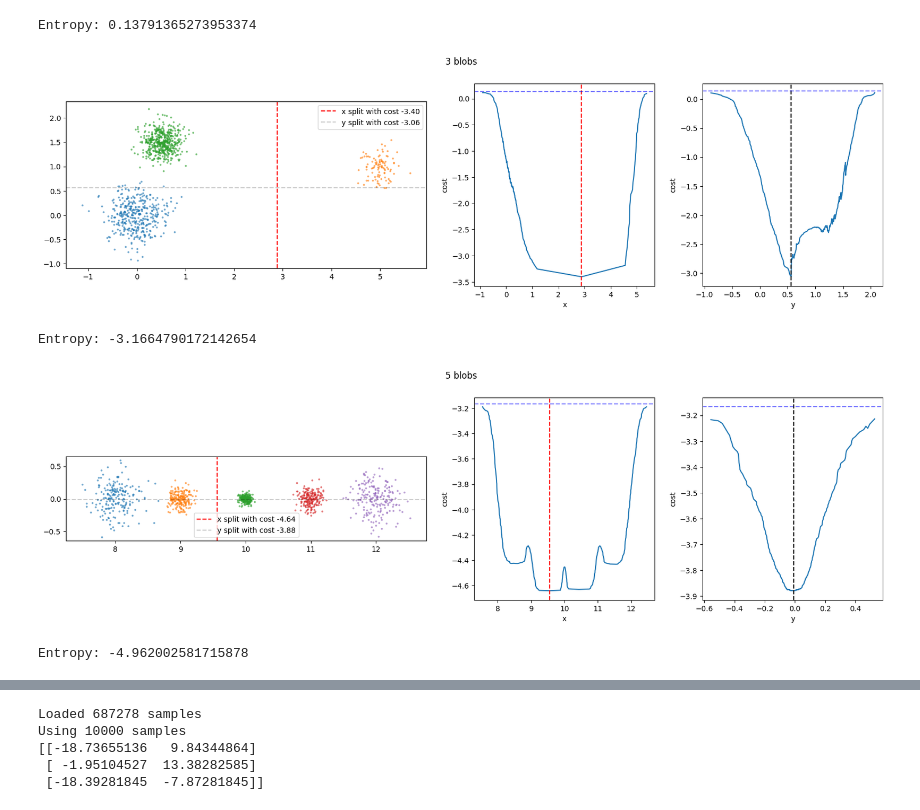
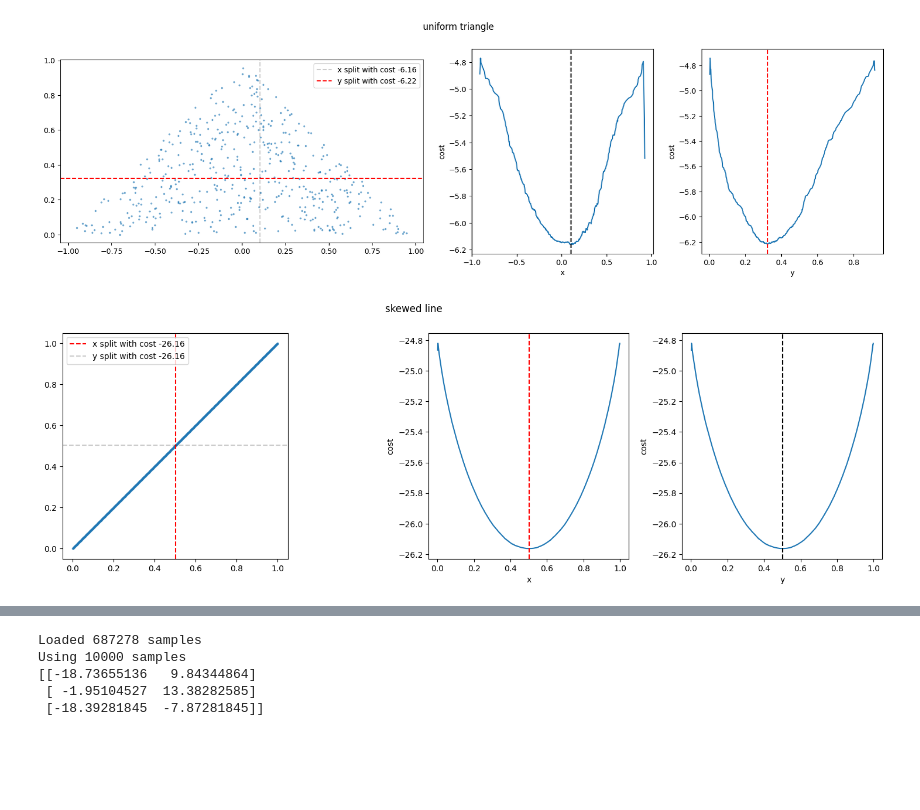
Before and after one commit to JamesZFS/thesis_experiments, a Jupyter notebook: vs.ipynb, the cells around one changed output, grey strips where cells are left out. Drawn from its saved outputs; the diff is of its cells as text; code cells hidden in the pictures; blank space fills up the shorter version.

Commit message:
Update vs' cost definition 3

```diff
--- a/vs.ipynb
+++ b/vs.ipynb
@@ -205,9 +217,9 @@ def cost_curve_all(data, gamma=1, lambd=1e-3, min_samples_per_side=2):
 # %%
 # Covariance-based
 def child_cost(data):
-    cov = clamp_up(np.cov(data, rowvar=False, ddof=1), epsilon)
+    cov = np.cov(data, rowvar=False, ddof=1)
     # return np.sqrt(np.maximum(np.linalg.det(cov), 0))   # volume of the skewed ellipsoid
-    return np.log(np.maximum(np.linalg.det(cov), 0))   # entropy of the MLE Gaussian
+    return np.log(np.maximum(robust_det(cov, 1e-3), epsilon))   # entropy of the MLE Gaussian
 
 def cost_at_split(data, split, dim, gamma=1):
     left = data[data[:,dim] < split]
@@ -245,13 +257,13 @@ def variance_scan_welford(data, dim, gamma=1, min_samples_per_side=2):
     best_index = None
     for i in range(min_samples_per_side, N - min_samples_per_side + 1):
         x = data[i]
-        lCov = clamp_up(lC / (i-1), epsilon)
-        rCov = clamp_up(rC / (N-i-1), epsilon)
+        lCov = lC / (i-1)
+        rCov = rC / (N-i-1)
 
         # lCost = np.sqrt(np.maximum(np.linalg.det(lCov), 0))
         # rCost = np.sqrt(np.maximum(np.linalg.det(rCov), 0))
-        lCost = np.log(np.maximum(np.linalg.det(lCov), epsilon))
-        rCost = np.log(np.maximum(np.linalg.det(rCov), epsilon))
+        lCost = np.log(np.maximum(robust_det(lCov, 1e-3), epsilon))
+        rCost = np.log(np.maximum(robust_det(rCov, 1e-3), epsilon))
         cost = (i/N)**gamma * lCost + ((N-i)/N)**gamma * rCost
         if cost < best_cost:
             best_cost = cost
@@ -294,13 +306,13 @@ def cost_curve(data, dim, gamma=1, min_samples_per_side=2):
     rC = np.cov(data[min_samples_per_side:], rowvar=False, ddof=0) * (N - min_samples_per_side)
     for i in range(min_samples_per_side, N - min_samples_per_side + 1):
         x = data[i]
-        lCov = clamp_up(lC / (i-1), epsilon)
-        rCov = clamp_up(rC / (N-i-1), epsilon)
+        lCov = lC / (i-1)
+        rCov = rC / (N-i-1)
 
         # lCost = np.sqrt(np.maximum(np.linalg.det(lCov), 0))
         # rCost = np.sqrt(np.maximum(np.linalg.det(rCov), 0))
-        lCost = np.log(np.maximum(np.linalg.det(lCov), epsilon))
-        rCost = np.log(np.maximum(np.linalg.det(rCov), epsilon))
+        lCost = np.log(np.maximum(robust_det(lCov, 1e-3), epsilon))
+        rCost = np.log(np.maximum(robust_det(rCov, 1e-3), epsilon))
         costs[i] = (i/N)**gamma * lCost + ((N-i)/N)**gamma * rCost
 
         # Update statistics
@@ -327,16 +339,43 @@ def cost_curve_all(data, gamma=1, min_samples_per_side=2):
     return split_curves, cost_curves
 # %%
 # 2D experiments
+def uniform_disk(num_samples):
+    X = np.random.uniform(-1, 1, (num_samples, 2))
+    X = X[np.linalg.norm(X, axis=1) < 1]
+    return X
+
+def uniform_triangle(num_samples):
+    X = np.random.uniform((-1, 0), (1, 1), (num_samples, 2))
+    X = X[np.abs(X[:,0]) + np.abs(X[:,1]) < 1]
+    return X
 
 k = 0.2
 num_samples = 1000
 # np.random.seed(43)
 dataset = [
     ('1 uniform', [
-        np.random.uniform((0, 0), (1, 1.5), size=(num_samples, 2)),
+        noisy(np.random.uniform((0, 0, 0), (1, 1.5, 0), size=(num_samples, 3)), noise_std=1e-3),
     ]),
     ('1 blob', [
-        np.random.normal((0, 0), (0.7, 0.5), size=(num_samples, 2)),
+        np.random.normal((0, 0, 0), (0.7, 0.5, 0.01), size=(num_samples, 3)),
+    ]),
+    ('uniform disk', [
+        uniform_disk(num_samples),
+    ]),
+    ('uniform triangle', [
+        uniform_triangle(num_samples),
+    ]),
+    ('skewed line', [
+        # noisy(np.linspace((0, 0), (1, 1), num_samples), 1e-8),
+        np.linspace((0, 0), (1, 1), num_samples),
+    ]),
+    ('lines', [
+        np.linspace((0, 0), (1, 1), num_samples // 2),
+        np.linspace((1, 1), (2, 1), num_samples // 2),
+    ]),
+    ('T', [
+        np.linspace((-1, 0), (1, 0), num_samples // 2),
+        np.linspace((0, -0.01), (0, 1), num_samples // 2),
     ]),
     ('2 blobs', [
         np.random.normal((0, 0), (0.3, 0.3), size=(num_samples * 4 // 10, 2)),
@@ -354,10 +393,10 @@ dataset = [
         np.random.normal((10+1, 0), (0.1, 0.1), size=(num_samples // 5, 2)),
         np.random.normal((10+2, 0), (0.2, 0.2), size=(num_samples // 5, 2)),
     ]),
-    ('L shape', [
-        noisy(np.linspace((0, 0), (0, 1), num_samples * 1 // 2)),
-        noisy(np.linspace((0, 0), (1, 0), num_samples * 1 // 2)),
-    ]),
+    # ('L shape', [
+    #     noisy(np.linspace((0, 0), (0, 1), num_samples * 1 // 2)),
+    #     noisy(np.linspace((0, 0), (1, 0), num_samples * 1 // 2)),
+    # ]),
     ('L shape, unbalanced', [
         noisy(np.linspace((0, 0), (0, 1), num_samples * 1 // 3)),
         noisy(np.linspace((0, 0), (1, 0), num_samples * 2 // 3)),
@@ -371,16 +410,18 @@ dataset = [
 
 kwargs = {
     'gamma': 1,
+    'min_samples_per_side': 2,
 }
 
 for name, groups in dataset:
     X = np.concatenate(groups)
-    entropy = np.log(np.maximum(np.linalg.det(np.cov(X, rowvar=False, ddof=1)), epsilon))
-    print("Entropy:", entropy)
+    X = noisy(X, 1e-5)
+    entropy = np.log(np.maximum(robust_det(np.cov(X, rowvar=False, ddof=1), 1e-3), epsilon))
+    # print("Entropy:", entropy)
 
     split_curves, cost_curves = cost_curve_all(X, **kwargs)
-    costs = cost_curves.min(axis=1)
-    splits = np.array([split_curves[i, cost_curves[i].argmin()] for i in range(2)])
+    costs = cost_curves.min(axis=1)[:2]
+    splits = np.array([split_curves[i, cost_curves[i].argmin()] for i in range(2)])[:2]
     # splits, costs = variance_scan_all(X, **kwargs)
     min_cost = min(costs)
     second_min_cost = second_min(costs)
@@ -401,13 +442,13 @@ for name, groups in dataset:
 
     axCurveX.plot(split_curves[0], cost_curves[0], label='x')
     axCurveX.axvline(splits[0], color=dim_colors[0], linestyle='--')
-    axCurveX.axhline(entropy, color='blue', linestyle='--', alpha=0.5)
+    # axCurveX.axhline(entropy, color='blue', linestyle='--', alpha=0.5)
     axCurveX.set_xlabel('x')
     axCurveX.set_ylabel('cost')
     axCurveX.set_aspect('auto')
     axCurveY.plot(split_curves[1], cost_curves[1], label='y')
     axCurveY.axvline(splits[1], color=dim_colors[1], linestyle='--')
-    axCurveY.axhline(entropy, color='blue', linestyle='--', alpha=0.5)
+    # axCurveY.axhline(entropy, color='blue', linestyle='--', alpha=0.5)
     axCurveY.set_xlabel('y')
     axCurveY.set_ylabel('cost')
     axCurveY.set_aspect('auto')
@@ -424,5 +462,2 @@ Entropy: -4.000572565162357
-Entropy: 0.13791365273953374
-[figure, old version]
+[figure, new version]
-Entropy: -3.1664790172142654
-[figure, old version]
+[figure, new version]
-Entropy: -4.962002581715878
```
Also changed, not shown: parts of 7 cells of this notebook, 5 other files.
